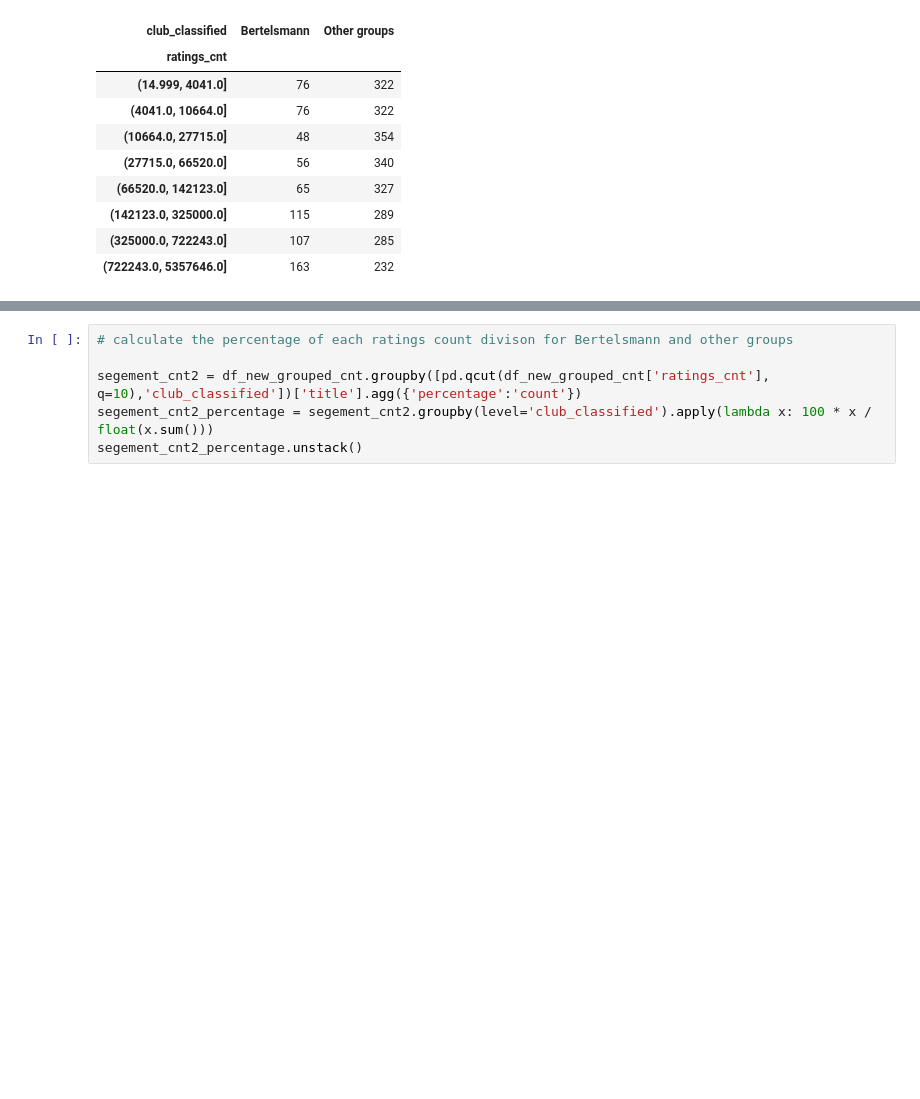
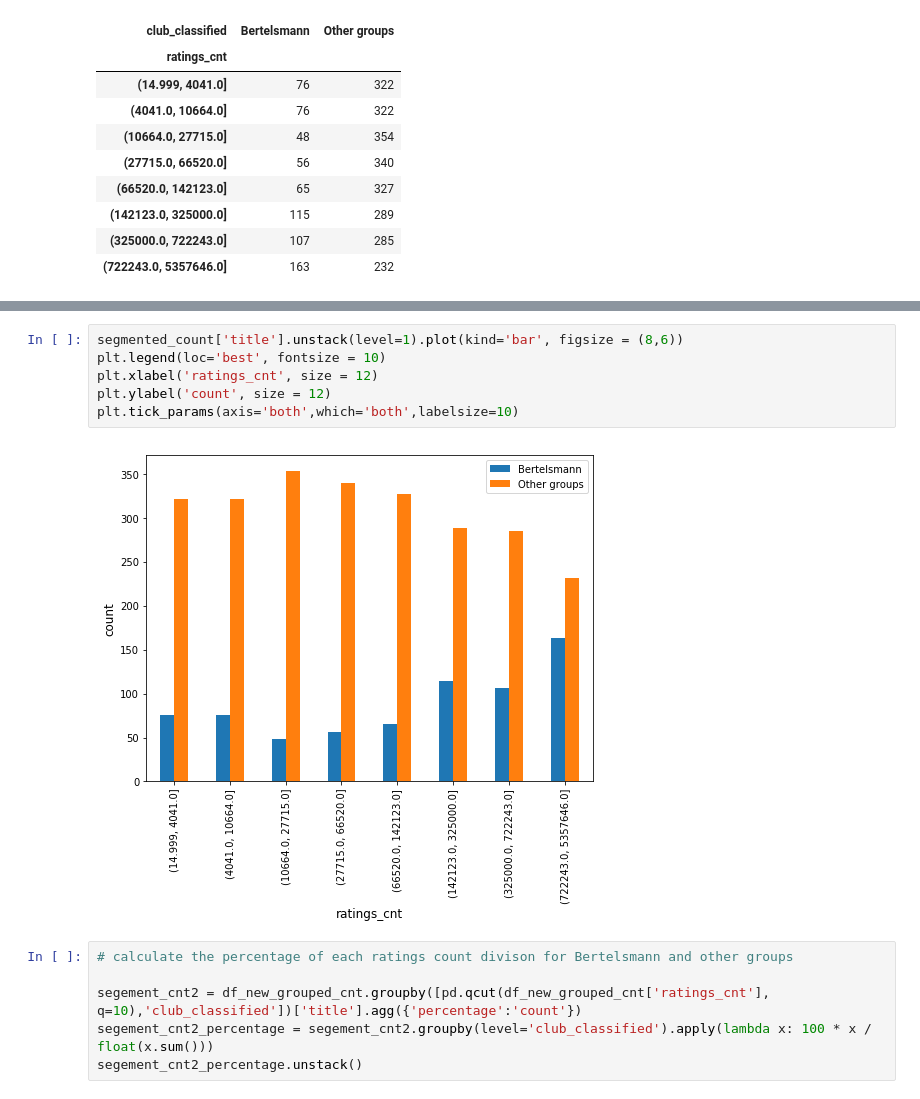
Before and after one commit to AnaMakarevich/goodreads_project, a Jupyter notebook: Data analysis.ipynb, the cells around one changed output, grey strips where cells are left out. Cells and saved outputs as stored; diff of their text form; blank space fills up the shorter version.

```diff
--- a/Data analysis.ipynb
+++ b/Data analysis.ipynb
@@ -377,3 +328,11 @@ segmented_count['title'].unstack()
+# %%
+segmented_count['title'].unstack(level=1).plot(kind='bar', figsize = (8,6))
+plt.legend(loc='best', fontsize = 10)
+plt.xlabel('ratings_cnt', size = 12)
+plt.ylabel('count', size = 12)
+plt.tick_params(axis='both',which='both',labelsize=10)
+# %% [output]
+[figure, added]
 # %%
 # calculate the percentage of each ratings count divison for Bertelsmann and other groups
 
```
Also changed, not shown: parts of 27 cells of this notebook.
